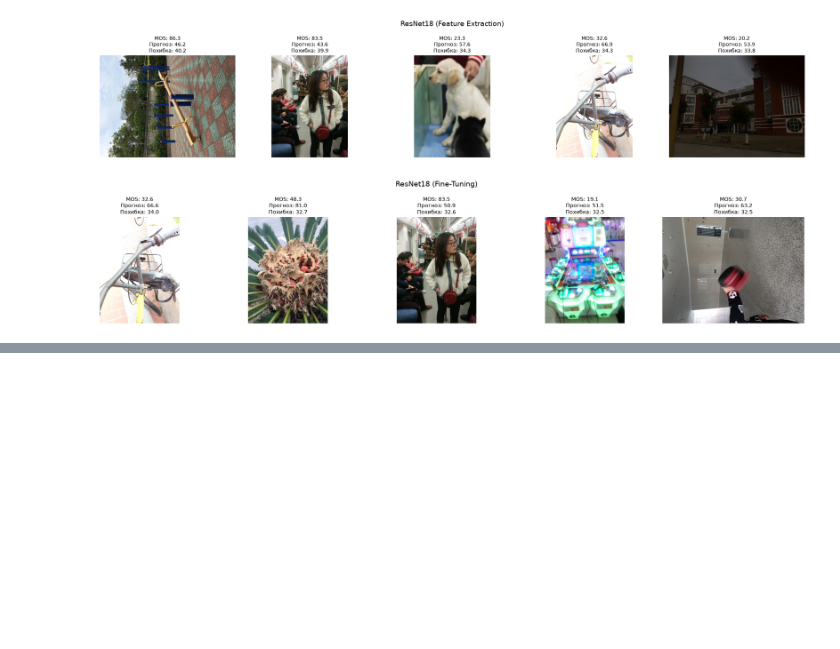
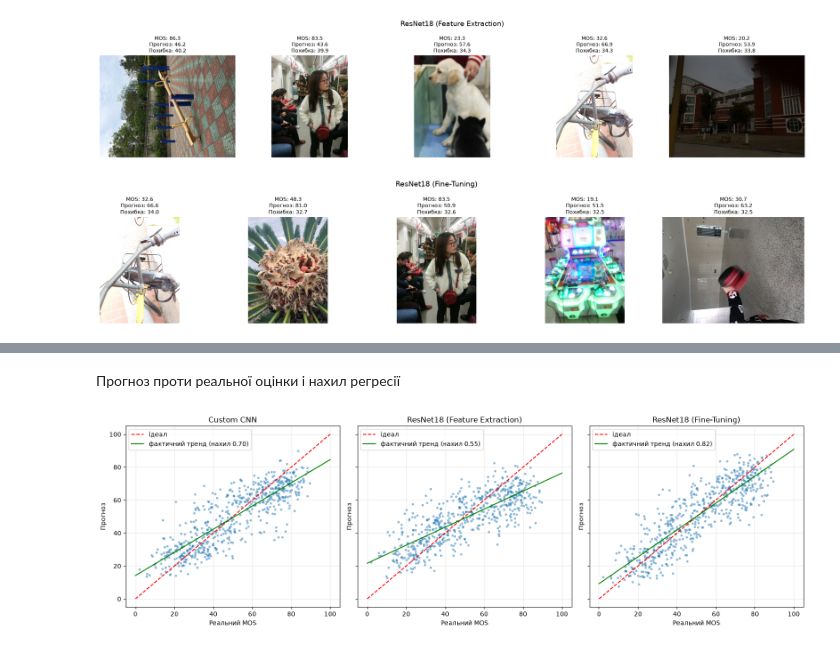
Before and after one commit to nimpo0/PhotoAnalyser, a Jupyter notebook: notebooks/5_model_comparison.ipynb, the cells around one changed output, grey strips where cells are left out. Drawn from its saved outputs; the diff is of its cells as text; code cells hidden in the pictures; blank space fills up the shorter version.

Commit message:
Update model comparison notebook

```diff
--- a/notebooks/5_model_comparison.ipynb
+++ b/notebooks/5_model_comparison.ipynb
@@ -1,17 +1,27 @@
 # %%
 from pathlib import Path
+
+import matplotlib.pyplot as plt
+import numpy as np
 import pandas as pd
-import matplotlib.pyplot as plt
 from PIL import Image
+from scipy.stats import pearsonr, spearmanr
+from sklearn.metrics import mean_absolute_error, mean_squared_error
+
 
 PROJECT_ROOT = Path.cwd()
 if PROJECT_ROOT.name == "notebooks":
     PROJECT_ROOT = PROJECT_ROOT.parent
 
 RESULTS_DIRECTORY = PROJECT_ROOT / "artifacts" / "results"
+IMAGES_DIRECTORY = PROJECT_ROOT / "data" / "raw" / "SPAQ_small"
+MANIFEST_PATH = PROJECT_ROOT / "data" / "processed" / "dataset_manifest.csv"
+
+RANDOM_STATE = 42
 
 summary_files = [
-    path for path in RESULTS_DIRECTORY.glob("*_metrics.csv")
+    path
+    for path in RESULTS_DIRECTORY.glob("*_metrics.csv")
     if not path.name.endswith("_metrics_by_target.csv")
 ]
 
@@ -197,0 +365,36 @@ for prefix in MODEL_PREFIXES:
+# %% [markdown]
+Прогноз проти реальної оцінки і нахил регресії
+# %%
+fig, axes = plt.subplots(
+    1, 3, figsize=(16, 5),
+    sharex=True, sharey=True,
+)
+
+for axis, model_key in zip(axes, MODEL_PREFIXES):
+    axis.scatter(y_true, y_pred[model_key], s=8, alpha=0.4)
+    axis.plot([0, 100], [0, 100], "r--", label="ідеал")
+
+    slope, intercept = np.polyfit(y_true, y_pred[model_key], 1)
+
+    axis.plot(
+        [0, 100],
+        [intercept, intercept + slope * 100],
+        "g-",
+        label=f"фактичний тренд (нахил {slope:.2f})",
+    )
+
+    axis.set_title(NAMES[model_key])
+    axis.set_xlabel("Реальний MOS")
+    axis.set_ylabel("Прогноз")
+    axis.legend()
+    axis.grid(alpha=0.3)
+
+plt.tight_layout()
+plt.savefig(
+    RESULTS_DIRECTORY / "pred_vs_true.png",
+    dpi=150,
+    bbox_inches="tight",
+)
+plt.show()
+# %% [output]
+[figure, added]
```
Also changed, not shown: parts of 13 cells of this notebook.
